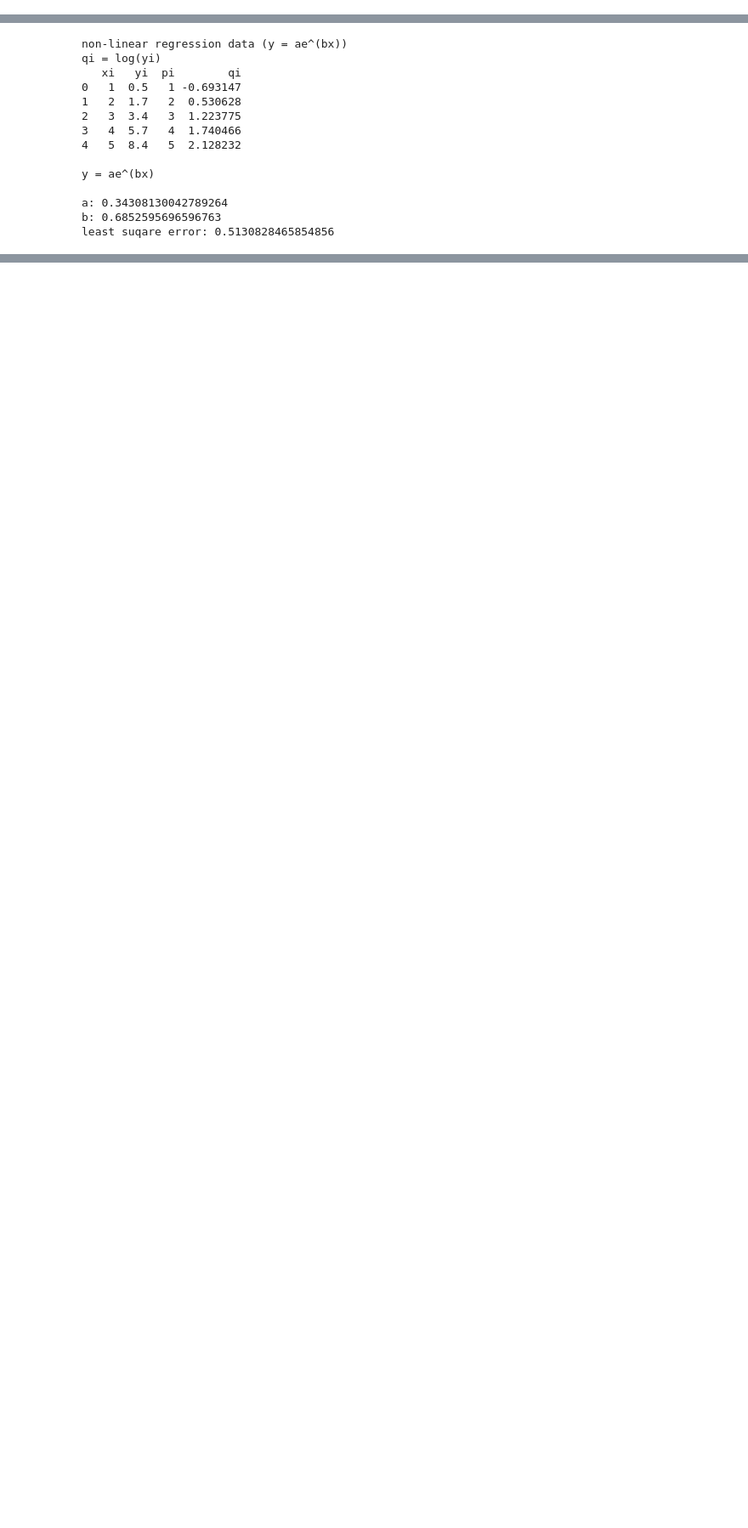
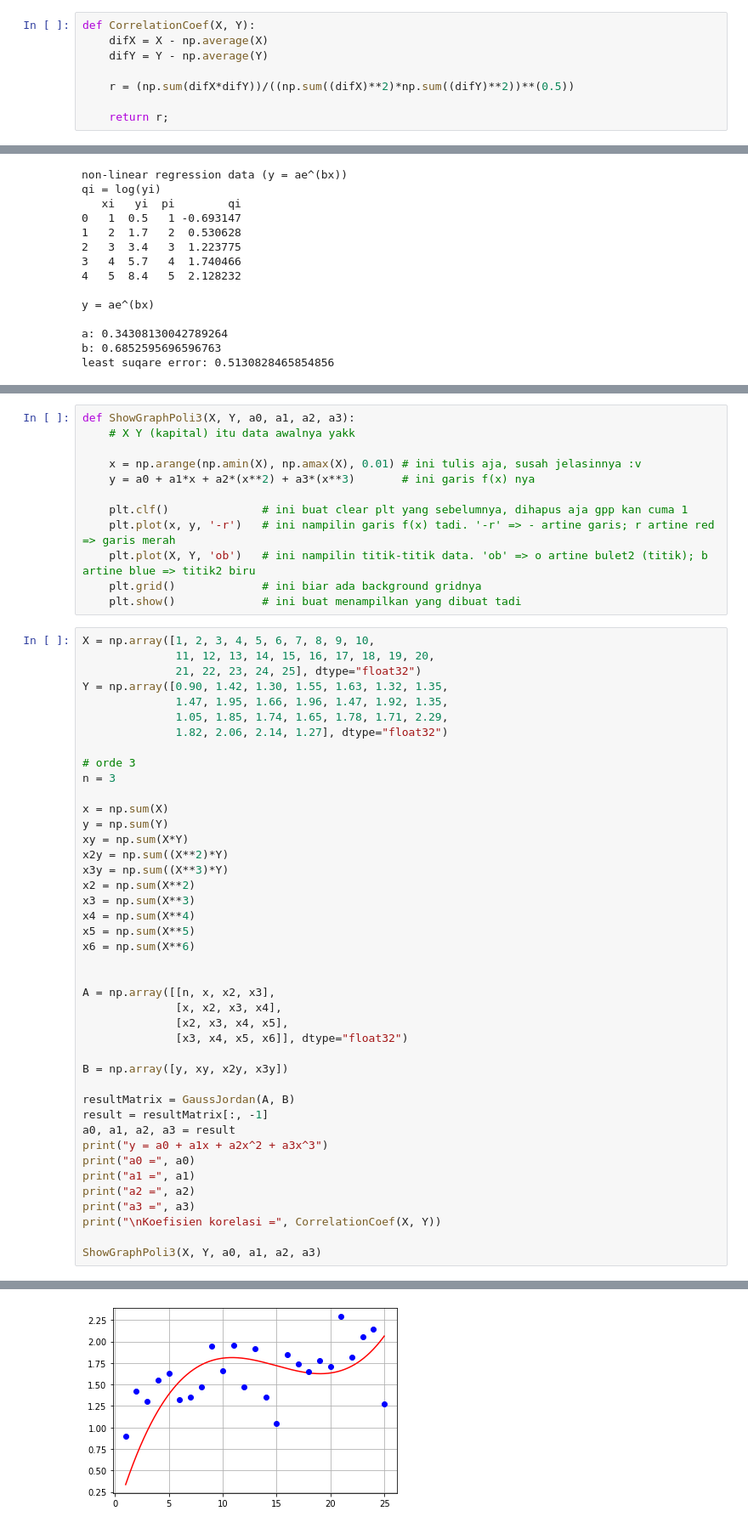
Before and after one commit to lutfiandri/numerical-methods-notebook, a Jupyter notebook: 03 - Regression.ipynb, the cells around one changed output, grey strips where cells are left out. Shown: that part at 85% size. Saved outputs shown, nothing was run; the diff lists cells and outputs as text; blank space fills up the shorter version.

```diff
--- a/03 - Regression.ipynb
+++ b/03 - Regression.ipynb
@@ -34,3 +36,11 @@ def LeastSquareError(a, b, xi, yi):
+# %%
+def CorrelationCoef(X, Y):
+    difX = X - np.average(X)
+    difY = Y - np.average(Y)
+
+    r = (np.sum(difX*difY))/((np.sum((difX)**2)*np.sum((difY)**2))**(0.5))
+
+    return r;
 # %% [markdown]
 # Linear Regression &rarr; y = a + bx
 # %%
@@ -212,0 +258,55 @@ least suqare error: 0.5130828465854856
+# %%
+def ShowGraphPoli3(X, Y, a0, a1, a2, a3):
+    # X Y (kapital) itu data awalnya yakk
+
+    x = np.arange(np.amin(X), np.amax(X), 0.01) # ini tulis aja, susah jelasinnya :v
+    y = a0 + a1*x + a2*(x**2) + a3*(x**3)       # ini garis f(x) nya
+
+    plt.clf()              # ini buat clear plt yang sebelumnya, dihapus aja gpp kan cuma 1
+    plt.plot(x, y, '-r')   # ini nampilin garis f(x) tadi. '-r' => - artine garis; r artine red => garis merah
+    plt.plot(X, Y, 'ob')   # ini nampilin titik-titik data. 'ob' => o artine bulet2 (titik); b artine blue => titik2 biru
+    plt.grid()             # ini biar ada background gridnya
+    plt.show()             # ini buat menampilkan yang dibuat tadi
+# %%
+X = np.array([1, 2, 3, 4, 5, 6, 7, 8, 9, 10,
+              11, 12, 13, 14, 15, 16, 17, 18, 19, 20,
+              21, 22, 23, 24, 25], dtype="float32")
+Y = np.array([0.90, 1.42, 1.30, 1.55, 1.63, 1.32, 1.35,
+              1.47, 1.95, 1.66, 1.96, 1.47, 1.92, 1.35,
+              1.05, 1.85, 1.74, 1.65, 1.78, 1.71, 2.29,
+              1.82, 2.06, 2.14, 1.27], dtype="float32")
+
+# orde 3
+n = 3
+
+x = np.sum(X)
+y = np.sum(Y)
+xy = np.sum(X*Y)
+x2y = np.sum((X**2)*Y)
+x3y = np.sum((X**3)*Y)
+x2 = np.sum(X**2)
+x3 = np.sum(X**3)
+x4 = np.sum(X**4)
+x5 = np.sum(X**5)
+x6 = np.sum(X**6)
+
+
+A = np.array([[n, x, x2, x3],
+              [x, x2, x3, x4],
+              [x2, x3, x4, x5],
+              [x3, x4, x5, x6]], dtype="float32")
+
+B = np.array([y, xy, x2y, x3y])
+
+resultMatrix = GaussJordan(A, B)
+result = resultMatrix[:, -1]
+a0, a1, a2, a3 = result
+print("y = a0 + a1x + a2x^2 + a3x^3")
+print("a0 =", a0)
+print("a1 =", a1)
+print("a2 =", a2)
+print("a3 =", a3)
+print("\nKoefisien korelasi =", CorrelationCoef(X, Y))
+
+ShowGraphPoli3(X, Y, a0, a1, a2, a3)
+# %% [output]
@@ -212,0 +320 @@ least suqare error: 0.5130828465854856
+[figure, added]
```
Also changed, not shown: parts of 6 cells of this notebook.
